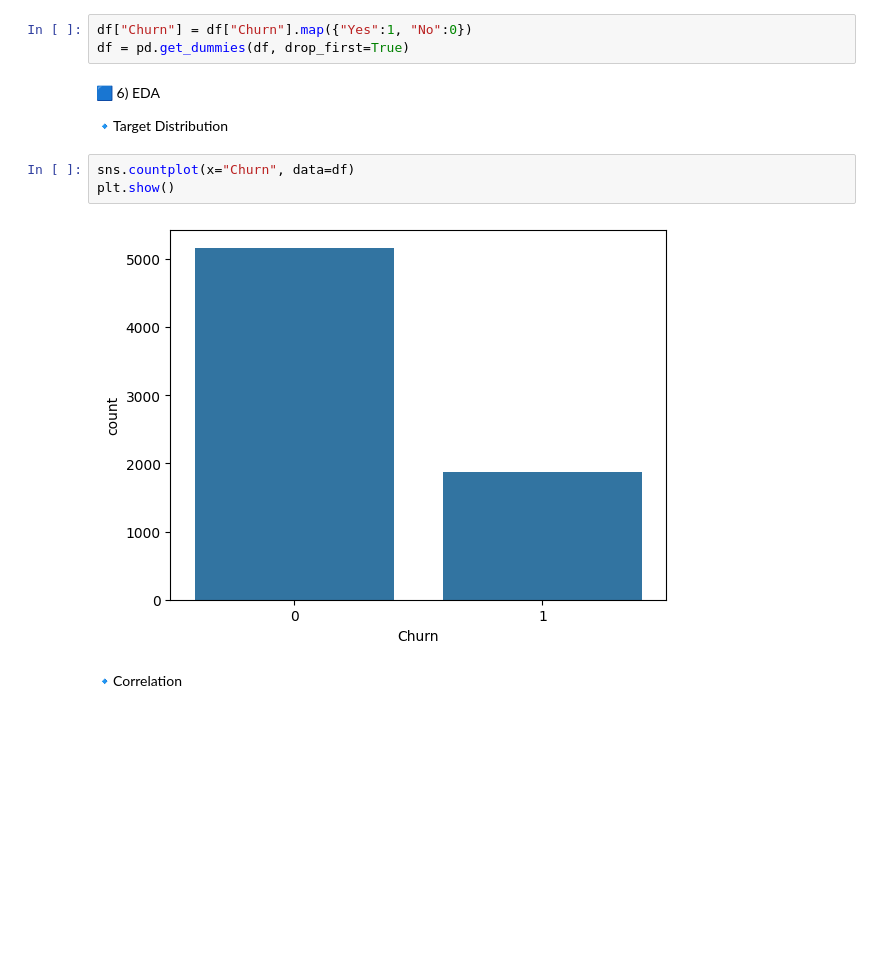
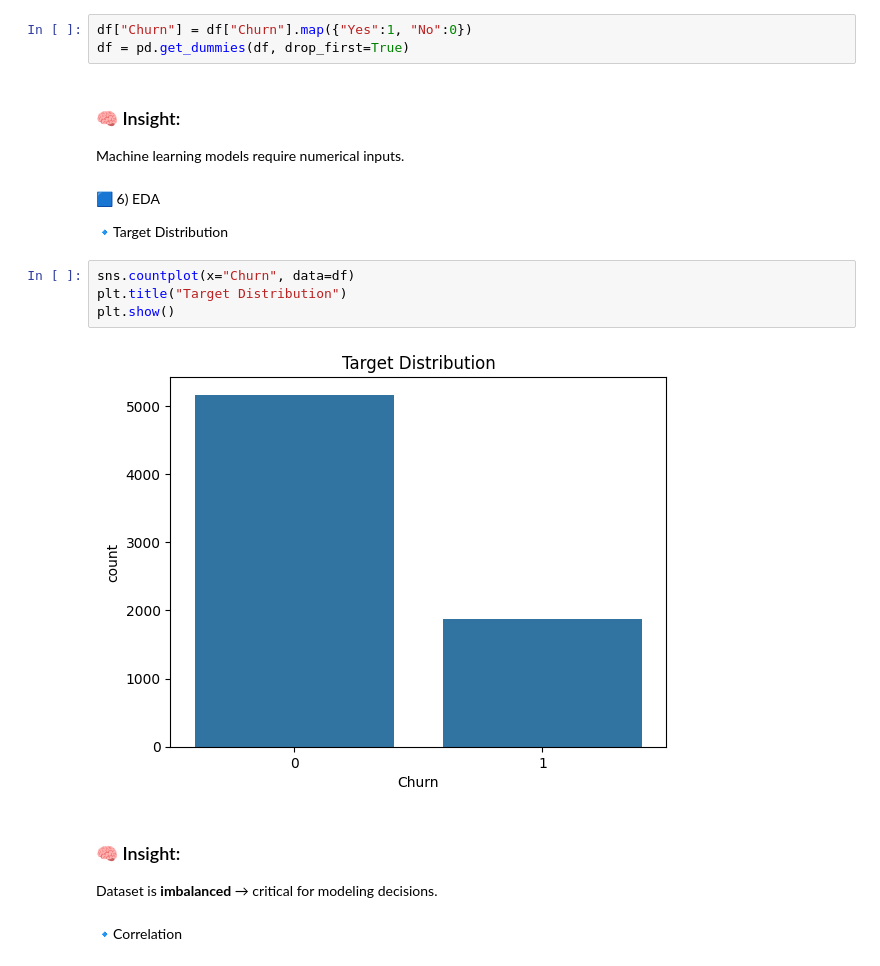
Before and after one commit to mahmudmursi/customer-churn-prediction, a Jupyter notebook: churn_analysis.ipynb, the cells around one changed output. Drawn from its saved outputs; the diff is of its cells as text; blank space fills up the shorter version.

```diff
--- a/churn_analysis.ipynb
+++ b/churn_analysis.ipynb
@@ -97,15 +123,22 @@ df.drop("customerID", axis=1, inplace=True)
 # %%
 df["Churn"] = df["Churn"].map({"Yes":1, "No":0})
 df = pd.get_dummies(df, drop_first=True)
+# %% [markdown]
+### 🧠 Insight:
+Machine learning models require numerical inputs.
 # %% [markdown]
 🟦 6) EDA
 
 🔹Target Distribution
 # %%
 sns.countplot(x="Churn", data=df)
+plt.title("Target Distribution")
 plt.show()
 # %% [output]
-[figure, old version]
+[figure, new version]
+# %% [markdown]
+### 🧠 Insight:
+Dataset is **imbalanced** → critical for modeling decisions.
 # %% [markdown]
 🔹Correlation
 # %%
```
Also changed, not shown: parts of 21 cells of this notebook.
